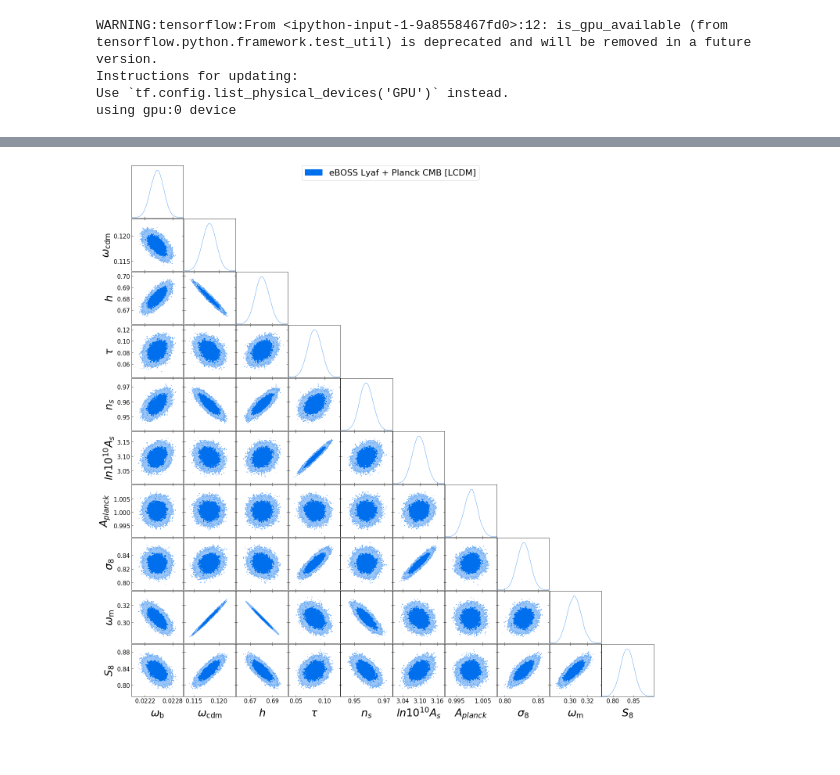
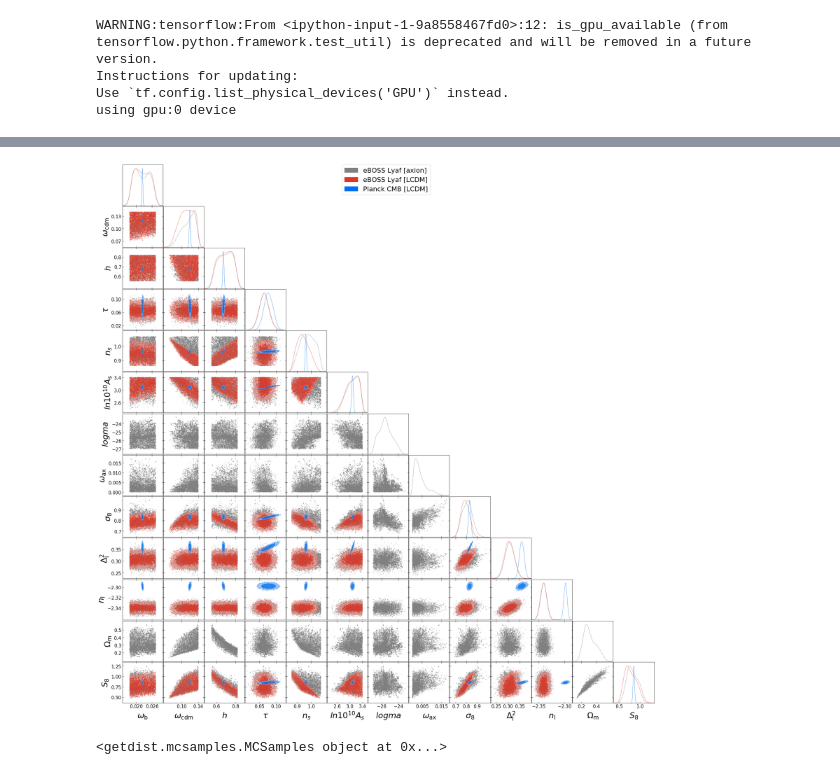
Before and after one commit to keirkwame/axionEmu, a Jupyter notebook: ACT_DR4_WMAP_analysis.ipynb, the cells around one changed output, grey strips where cells are left out. Cells and saved outputs as stored; diff of their text form; code cells hidden in the pictures.

```diff
--- a/ACT_DR4_WMAP_analysis.ipynb
+++ b/ACT_DR4_WMAP_analysis.ipynb
@@ -632,7 +632,7 @@ plt.ylabel(r"mean $\hat{\tau}$")
 import pickle
 # f = open("/content/drive/MyDrive/2e5_emulator_models/test_2e5_0_likelihood_ax_7.pkl",'rb')
 #f = open("/content/drive/MyDrive/5e5_emulator_models/test_5e5_lamda_likelihood_ax_7.pkl",'rb')
-f = open('/home/keir/Software/axionEmu/axionCAMB_EMCEE/Planck_axionCAMB_5_LCDM.pkl', 'rb')
+f = open('/home/keir/Software/axionEmu/axionCAMB_EMCEE/eBOSS_Lyaf_axionCAMB_1000_axion.pkl', 'rb')
 #f = open('/home/keir/Software/axionEmu/axionCAMB_EMCEE/ACT_DR4_axionCAMB_8500.pkl', 'rb')
 samples_unflat = pickle.load(f)
 samples_test = pickle.load(f)
@@ -693,9 +693,9 @@ f.close()
 # %%
 samples_test = samples_unflat[200:, :, :].reshape((-1, 7))
 # %%
-#Concatenate sigma_8 samples
-samples_test = np.concatenate((samples_unflat, sigma8_unflat.reshape(1000, 120, 1)), axis=-1)[200:, :, :].reshape((-1, 8))
-omega_m = (samples_test[:, 0] + samples_test[:, 1] + 0.0006442) / (samples_test[:, 2] ** 2.)
-S_8 = samples_test[:, -1] * np.sqrt(omega_m / 0.3)
+#Concatenate sigma_8, delta_l_2, n_l samples
+samples_test = np.concatenate((samples_unflat, sigma8_unflat[:, :, :3]), axis=-1)[400:, :, :].reshape((-1, 11))
+omega_m = (samples_test[:, 0] + samples_test[:, 1] + samples_test[:, 7] + 0.0006442) / (samples_test[:, 2] ** 2.)
+S_8 = samples_test[:, -3] * np.sqrt(omega_m / 0.3)
 samples_test = np.concatenate((samples_test, omega_m.reshape(-1, 1), S_8.reshape(-1, 1)), axis=-1)
 # %%
@@ -811,9 +812,12 @@ names = np.array([r"\omega_{\mathrm{b}}",
          r"\tau",
          r"n_s",
          r"ln 10^{10} A_s",
-         r"A_{planck}",
+         r"logma",
+         r"\omega_{\mathrm{ax}}",
          r"\sigma_{8}",
-         r"\omega_{\mathrm{m}}",
+         r"\Delta_{\mathrm{l}}^{2}",
+         r"n_{\mathrm{l}}",
+         r"\Omega_{\mathrm{m}}",
          r"S_8"])
 #         r"logma",
 #         r"y_p"]) #,
@@ -822,7 +826,7 @@ names = np.array([r"\omega_{\mathrm{b}}",
 #r"\omega_{\mathrm{ax}}",
 #r"A_{planck}"]
 labels = names
-mcsamples = MCSamples(samples=samples_test, names = names, labels = labels)
+mcsamples3 = MCSamples(samples=samples_test, names = names, labels = labels)
 #mcsamples_ax = MCSamples(samples=samples_ax,names = names, labels = labels)
 #samples4[:, -1] = samples4[:, -1] ** 2.
 #mcsamples3 = MCSamples(samples=samples3,names = names, labels = labels) #, weights=weights)
@@ -854,6 +858,6 @@ g.settings.lab_fontsize = 30
 g.settings.legend_fontsize = 25
 # %%
 ##LCDM
-g.triangle_plot([mcsamples], filled=True, legend_labels=['eBOSS Lyaf + Planck CMB [LCDM]',])
+g.triangle_plot([mcsamples3, mcsamples2, mcsamples], filled=True, legend_labels=['eBOSS Lyaf [axion]', 'eBOSS Lyaf [LCDM]', 'Planck CMB [LCDM]'])
 #'AxionEmu+GPU sampler (ACT DR4 + WMAP TTTE; tau prior; m = 25)',])
 # %% [output]
@@ -877 +881,5 @@ WARNING:root:fine_bins_2D not large enough for optimal density: \omega_{\mathrm{
-[figure, old version]
+[figure, new version]
+# %%
+print(mcsamples)
+# %% [output]
+<getdist.mcsamples.MCSamples object at 0x...>
```
Also changed, not shown: parts of 5 cells of this notebook, 1 other file.
